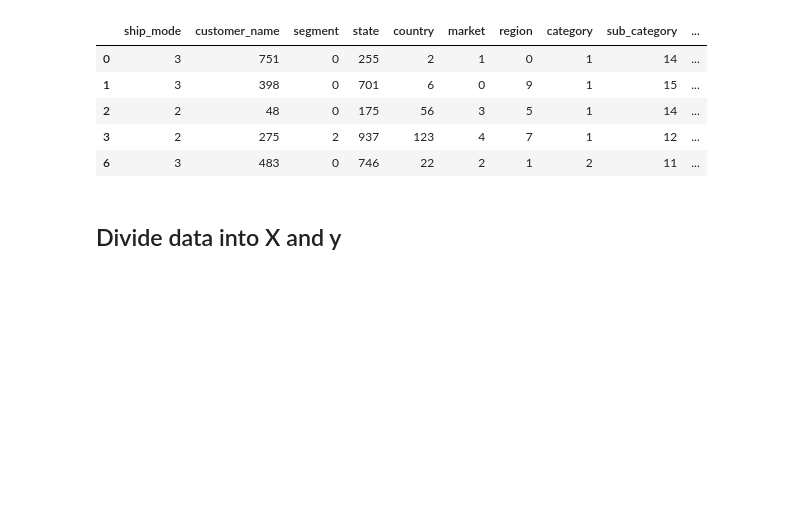
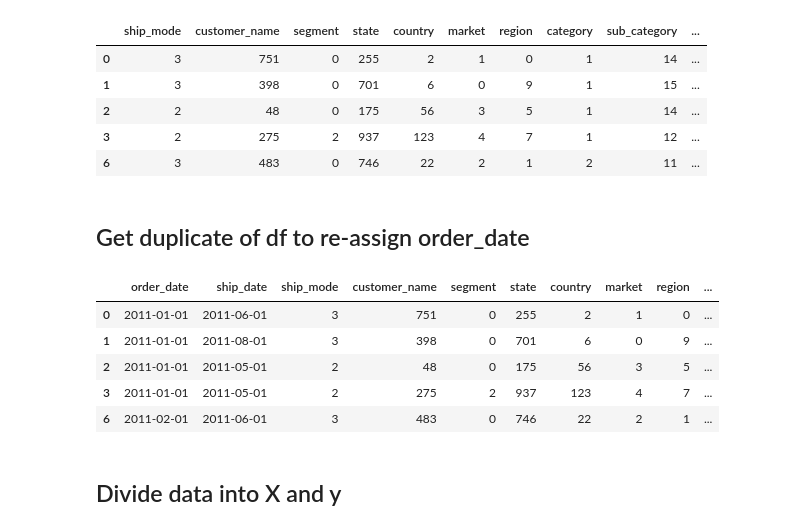
Before and after one commit to Mipjeiger/Supermarket-Sales, a Jupyter notebook: Production/EDA/01_EDA.ipynb, the cells around one changed output. Drawn from its saved outputs; the diff is of its cells as text; code cells hidden in the pictures; blank space fills up the shorter version.

Commit message:
creating new features for order_date but no for order_id

```diff
--- a/Production/EDA/01_EDA.ipynb
+++ b/Production/EDA/01_EDA.ipynb
@@ -276,3 +276,25 @@ df_clean.head()
 | 2 | 2 | 48 | 0 | 175 | 56 | 3 | 5 | 1 | 14 | ... |
 | 3 | 2 | 275 | 2 | 937 | 123 | 4 | 7 | 1 | 12 | ... |
 | 6 | 3 | 483 | 0 | 746 | 22 | 2 | 1 | 2 | 11 | ... |
+# %% [markdown]
+## Get duplicate of df to re-assign order_date
+# %%
+df_clean_features = df.copy()
+
+# Remove data isn't needed for machine learning algorithm
+df_clean_features.drop(columns=['order_id', 'product_id'], inplace=True)
+
+# Encode data for cateorical features
+label_encoder_features = LabelEncoder()
+for col in df_clean_features.select_dtypes(include=['object']).columns:
+    df_clean_features[col] = label_encoder_features.fit_transform(df_clean_features[col])
+
+# Show data
+df_clean_features.head()
+# %% [output]
+|  | order_date | ship_date | ship_mode | customer_name | segment | state | country | market | region | ... |
+| 0 | 2011-01-01 | 2011-06-01 | 3 | 751 | 0 | 255 | 2 | 1 | 0 | ... |
+| 1 | 2011-01-01 | 2011-08-01 | 3 | 398 | 0 | 701 | 6 | 0 | 9 | ... |
+| 2 | 2011-01-01 | 2011-05-01 | 2 | 48 | 0 | 175 | 56 | 3 | 5 | ... |
+| 3 | 2011-01-01 | 2011-05-01 | 2 | 275 | 2 | 937 | 123 | 4 | 7 | ... |
+| 6 | 2011-02-01 | 2011-06-01 | 3 | 483 | 0 | 746 | 22 | 2 | 1 | ... |
```
Also changed, not shown: parts of 1 cell of this notebook, 1 other file.
